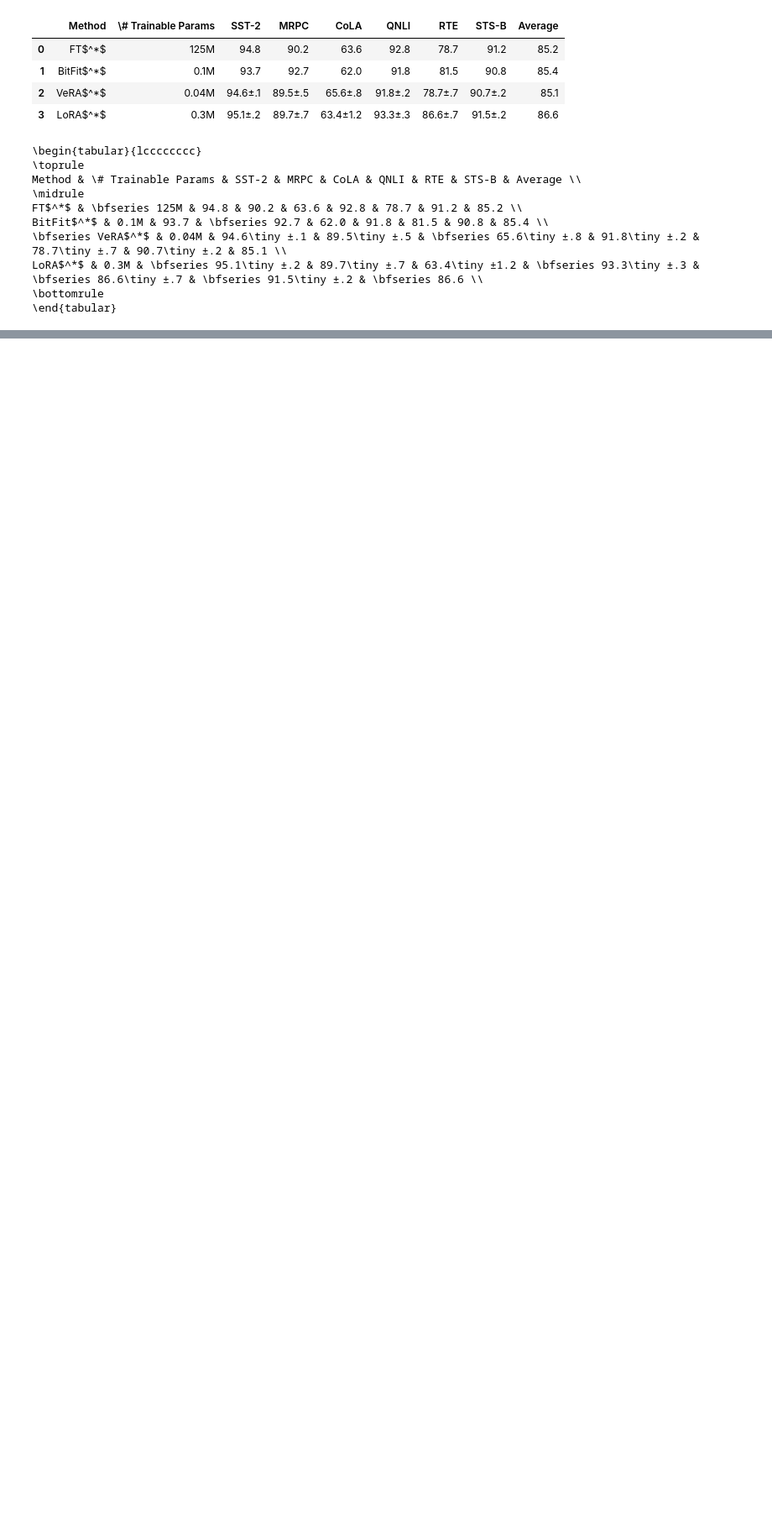
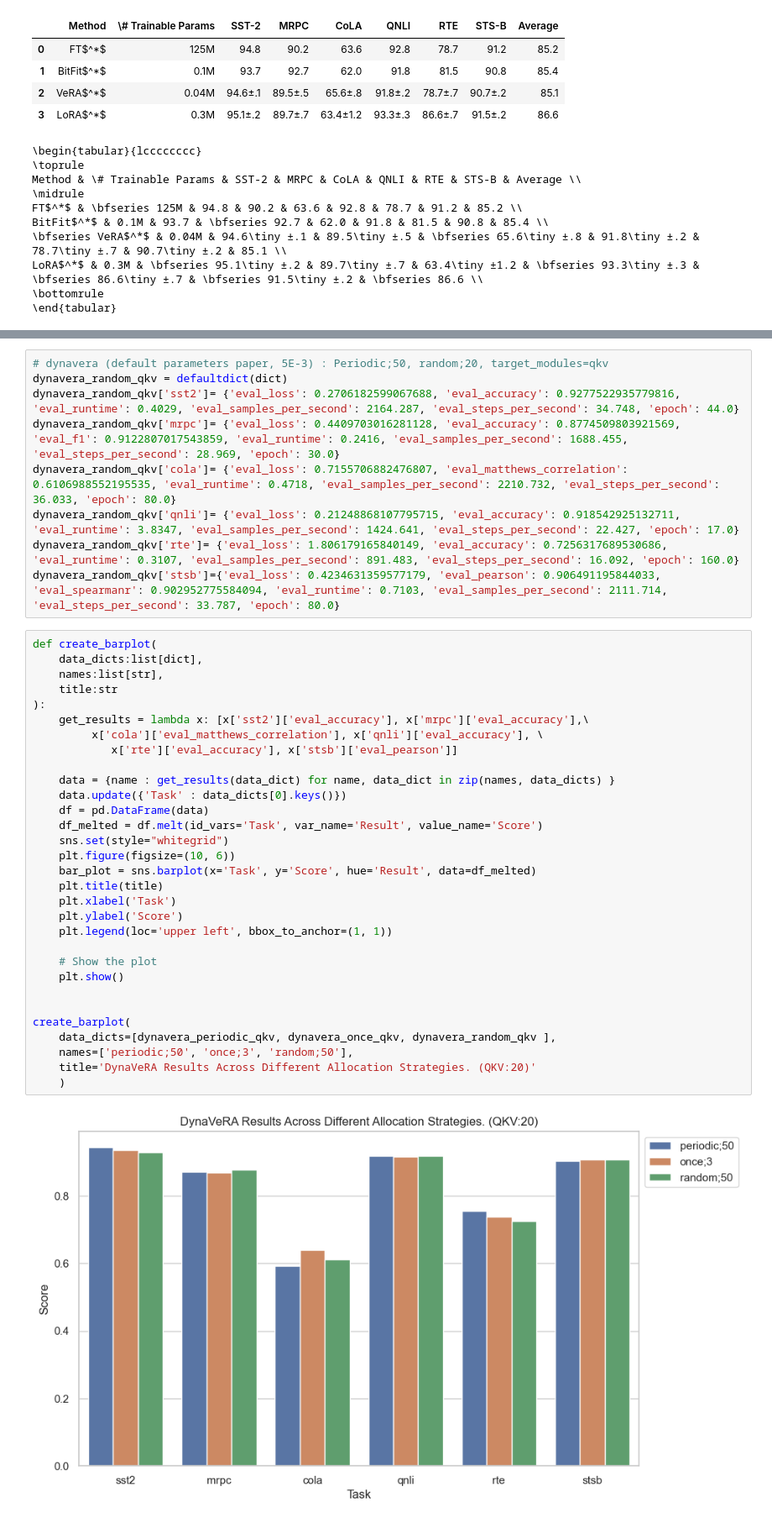
Before and after one commit to JesseBrouw/FoMo-LoRA, a Jupyter notebook: notebooks/tables.ipynb, the cells around one changed output, grey strips where cells are left out. Shown: that part at 84% size. Cells and saved outputs as stored; diff of their text form; blank space fills up the shorter version.

Commit message:
Added result, and plotting functionality for results included

```diff
--- a/notebooks/tables.ipynb
+++ b/notebooks/tables.ipynb
@@ -162,0 +171,42 @@ stsb:{'eval_loss': 0.4192526340484619, 'eval_pearson': 0.9062964448204726, 'eval
+# %%
+# dynavera (default parameters paper, 5E-3) : Periodic;50, random;20, target_modules=qkv
+dynavera_random_qkv = defaultdict(dict)
+dynavera_random_qkv['sst2']= {'eval_loss': 0.2706182599067688, 'eval_accuracy': 0.9277522935779816, 'eval_runtime': 0.4029, 'eval_samples_per_second': 2164.287, 'eval_steps_per_second': 34.748, 'epoch': 44.0}
+dynavera_random_qkv['mrpc']= {'eval_loss': 0.4409703016281128, 'eval_accuracy': 0.8774509803921569, 'eval_f1': 0.9122807017543859, 'eval_runtime': 0.2416, 'eval_samples_per_second': 1688.455, 'eval_steps_per_second': 28.969, 'epoch': 30.0}
+dynavera_random_qkv['cola']= {'eval_loss': 0.7155706882476807, 'eval_matthews_correlation': 0.6106988552195535, 'eval_runtime': 0.4718, 'eval_samples_per_second': 2210.732, 'eval_steps_per_second': 36.033, 'epoch': 80.0}
+dynavera_random_qkv['qnli']= {'eval_loss': 0.21248868107795715, 'eval_accuracy': 0.918542925132711, 'eval_runtime': 3.8347, 'eval_samples_per_second': 1424.641, 'eval_steps_per_second': 22.427, 'epoch': 17.0}
+dynavera_random_qkv['rte']= {'eval_loss': 1.806179165840149, 'eval_accuracy': 0.7256317689530686, 'eval_runtime': 0.3107, 'eval_samples_per_second': 891.483, 'eval_steps_per_second': 16.092, 'epoch': 160.0}
+dynavera_random_qkv['stsb']={'eval_loss': 0.4234631359577179, 'eval_pearson': 0.906491195844033, 'eval_spearmanr': 0.902952775584094, 'eval_runtime': 0.7103, 'eval_samples_per_second': 2111.714, 'eval_steps_per_second': 33.787, 'epoch': 80.0}
+# %%
+def create_barplot(
+    data_dicts:list[dict],
+    names:list[str],
+    title:str
+):
+    get_results = lambda x: [x['sst2']['eval_accuracy'], x['mrpc']['eval_accuracy'],\
+         x['cola']['eval_matthews_correlation'], x['qnli']['eval_accuracy'], \
+            x['rte']['eval_accuracy'], x['stsb']['eval_pearson']]
+
+    data = {name : get_results(data_dict) for name, data_dict in zip(names, data_dicts) }
+    data.update({'Task' : data_dicts[0].keys()})
+    df = pd.DataFrame(data)
+    df_melted = df.melt(id_vars='Task', var_name='Result', value_name='Score')
+    sns.set(style="whitegrid")
+    plt.figure(figsize=(10, 6))
+    bar_plot = sns.barplot(x='Task', y='Score', hue='Result', data=df_melted)
+    plt.title(title)
+    plt.xlabel('Task')
+    plt.ylabel('Score')
+    plt.legend(loc='upper left', bbox_to_anchor=(1, 1))
+
+    # Show the plot
+    plt.show()
+
+
+create_barplot(
+    data_dicts=[dynavera_periodic_qkv, dynavera_once_qkv, dynavera_random_qkv ],
+    names=['periodic;50', 'once;3', 'random;50'],
+    title='DynaVeRA Results Across Different Allocation Strategies. (QKV:20)'
+    )
+# %% [output]
+[figure, added]
```
Also changed, not shown: parts of 9 cells of this notebook.
